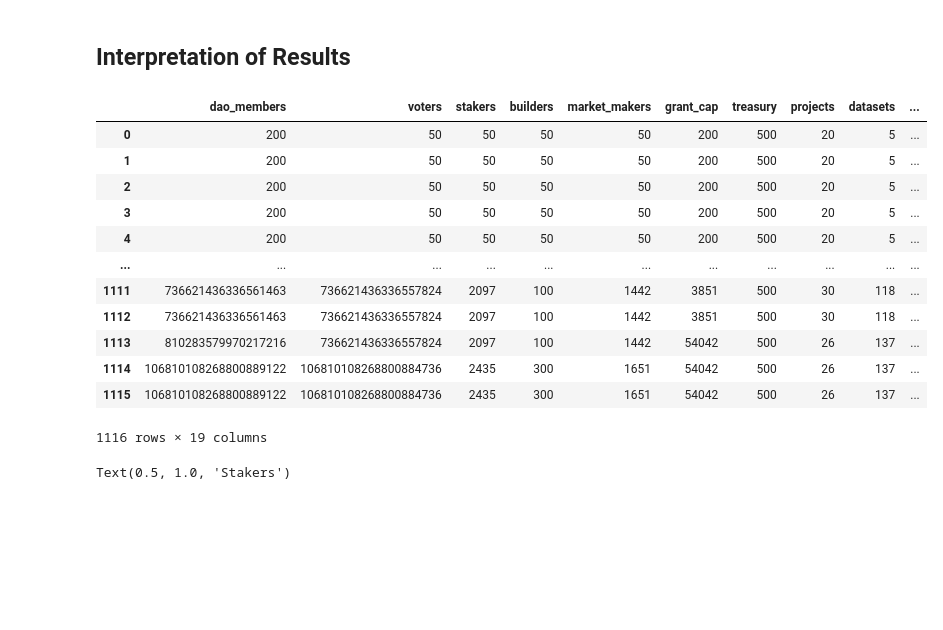
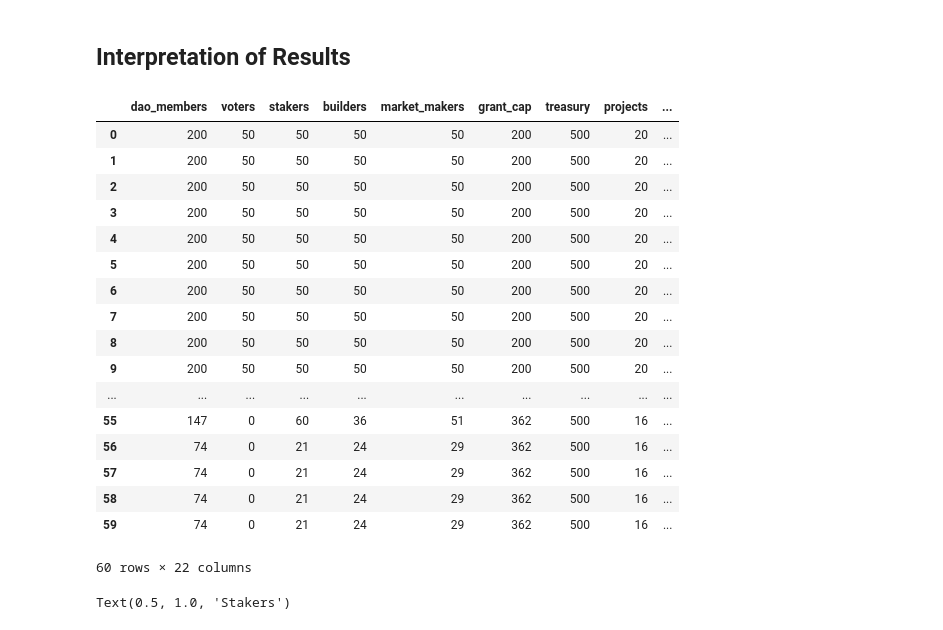
Before and after one commit to marc4gov/rnet-oceandao, a Jupyter notebook: rnet-oceandao.ipynb, the cells around one changed output. Cells and saved outputs as stored; diff of their text form; code cells hidden in the pictures; blank space fills up the shorter version.

```diff
--- a/rnet-oceandao.ipynb
+++ b/rnet-oceandao.ipynb
@@ -143,25 +158,29 @@ result = experiment.run()
 ## Interpretation of Results
 # %%
 df = pd.DataFrame(result)
-# rdf = df[df['substep'] == df.substep.max()]
-df1 = df[(df["round"] == 1)]
-
-df1.reset_index(inplace=True)
-df
+# # rdf = df[df['substep'] == df.substep.max()]
+dfn = df["projects"]
+# df1.reset_index(inplace=True)
+df.head(60)
 # %% [output]
-|  | dao_members | voters | stakers | builders | market_makers | grant_cap | treasury | projects | datasets | ... |
-| 0 | 200 | 50 | 50 | 50 | 50 | 200 | 500 | 20 | 5 | ... |
-| 1 | 200 | 50 | 50 | 50 | 50 | 200 | 500 | 20 | 5 | ... |
-| 2 | 200 | 50 | 50 | 50 | 50 | 200 | 500 | 20 | 5 | ... |
-| 3 | 200 | 50 | 50 | 50 | 50 | 200 | 500 | 20 | 5 | ... |
-| 4 | 200 | 50 | 50 | 50 | 50 | 200 | 500 | 20 | 5 | ... |
-| ... | ... | ... | ... | ... | ... | ... | ... | ... | ... | ... |
-| 1111 | 736621436336561463 | 736621436336557824 | 2097 | 100 | 1442 | 3851 | 500 | 30 | 118 | ... |
-| 1112 | 736621436336561463 | 736621436336557824 | 2097 | 100 | 1442 | 3851 | 500 | 30 | 118 | ... |
-| 1113 | 810283579970217216 | 736621436336557824 | 2097 | 100 | 1442 | 54042 | 500 | 26 | 137 | ... |
-| 1114 | 106810108268800889122 | 106810108268800884736 | 2435 | 300 | 1651 | 54042 | 500 | 26 | 137 | ... |
-| 1115 | 106810108268800889122 | 106810108268800884736 | 2435 | 300 | 1651 | 54042 | 500 | 26 | 137 | ... |
+|  | dao_members | voters | stakers | builders | market_makers | grant_cap | treasury | projects | ... |
+| 0 | 200 | 50 | 50 | 50 | 50 | 200 | 500 | 20 | ... |
+| 1 | 200 | 50 | 50 | 50 | 50 | 200 | 500 | 20 | ... |
+| 2 | 200 | 50 | 50 | 50 | 50 | 200 | 500 | 20 | ... |
+| 3 | 200 | 50 | 50 | 50 | 50 | 200 | 500 | 20 | ... |
+| 4 | 200 | 50 | 50 | 50 | 50 | 200 | 500 | 20 | ... |
+| 5 | 200 | 50 | 50 | 50 | 50 | 200 | 500 | 20 | ... |
+| 6 | 200 | 50 | 50 | 50 | 50 | 200 | 500 | 20 | ... |
+| 7 | 200 | 50 | 50 | 50 | 50 | 200 | 500 | 20 | ... |
+| 8 | 200 | 50 | 50 | 50 | 50 | 200 | 500 | 20 | ... |
+| 9 | 200 | 50 | 50 | 50 | 50 | 200 | 500 | 20 | ... |
+| ... | ... | ... | ... | ... | ... | ... | ... | ... | ... |
+| 55 | 147 | 0 | 60 | 36 | 51 | 362 | 500 | 16 | ... |
+| 56 | 74 | 0 | 21 | 24 | 29 | 362 | 500 | 16 | ... |
+| 57 | 74 | 0 | 21 | 24 | 29 | 362 | 500 | 16 | ... |
+| 58 | 74 | 0 | 21 | 24 | 29 | 362 | 500 | 16 | ... |
+| 59 | 74 | 0 | 21 | 24 | 29 | 362 | 500 | 16 | ... |
-1116 rows × 19 columns
+60 rows × 22 columns
 # %%
 import matplotlib.pyplot as plt
 
```
Also changed, not shown: parts of 2 cells of this notebook, 7 other files.
